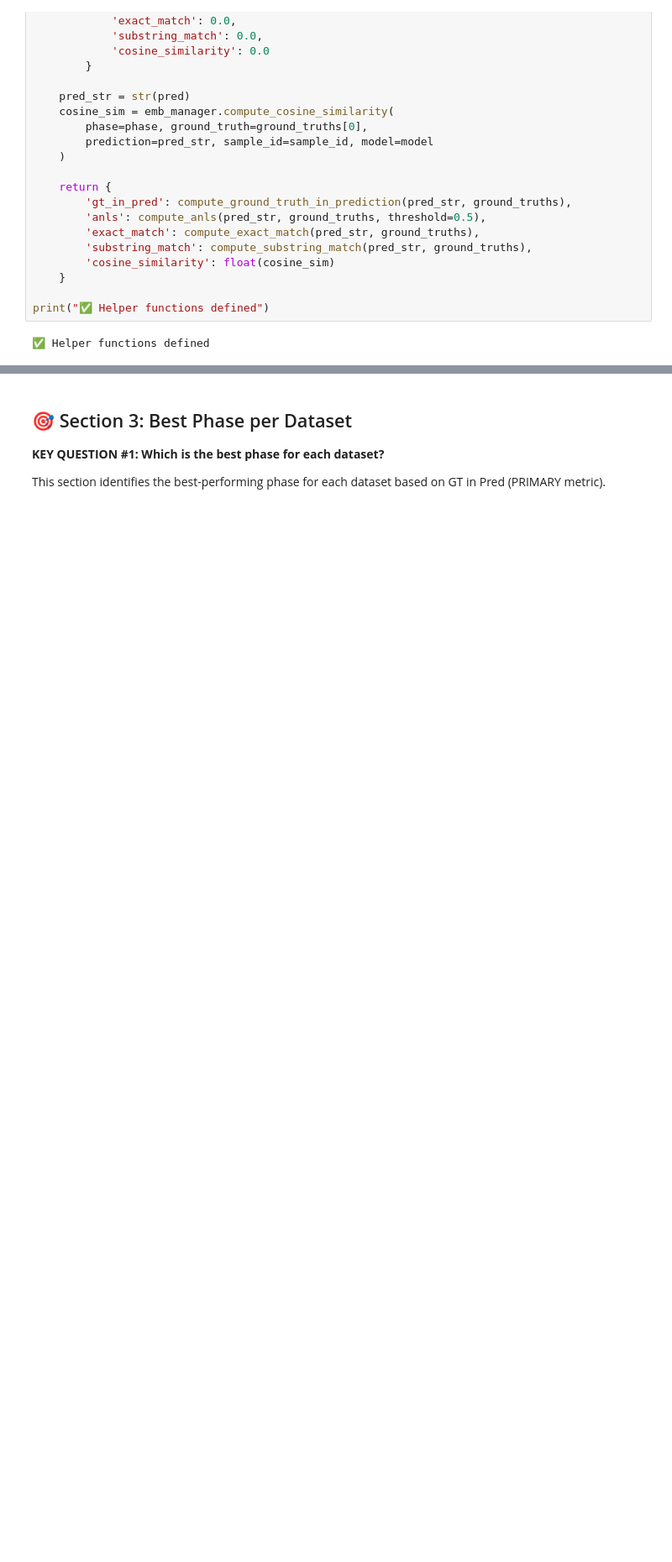
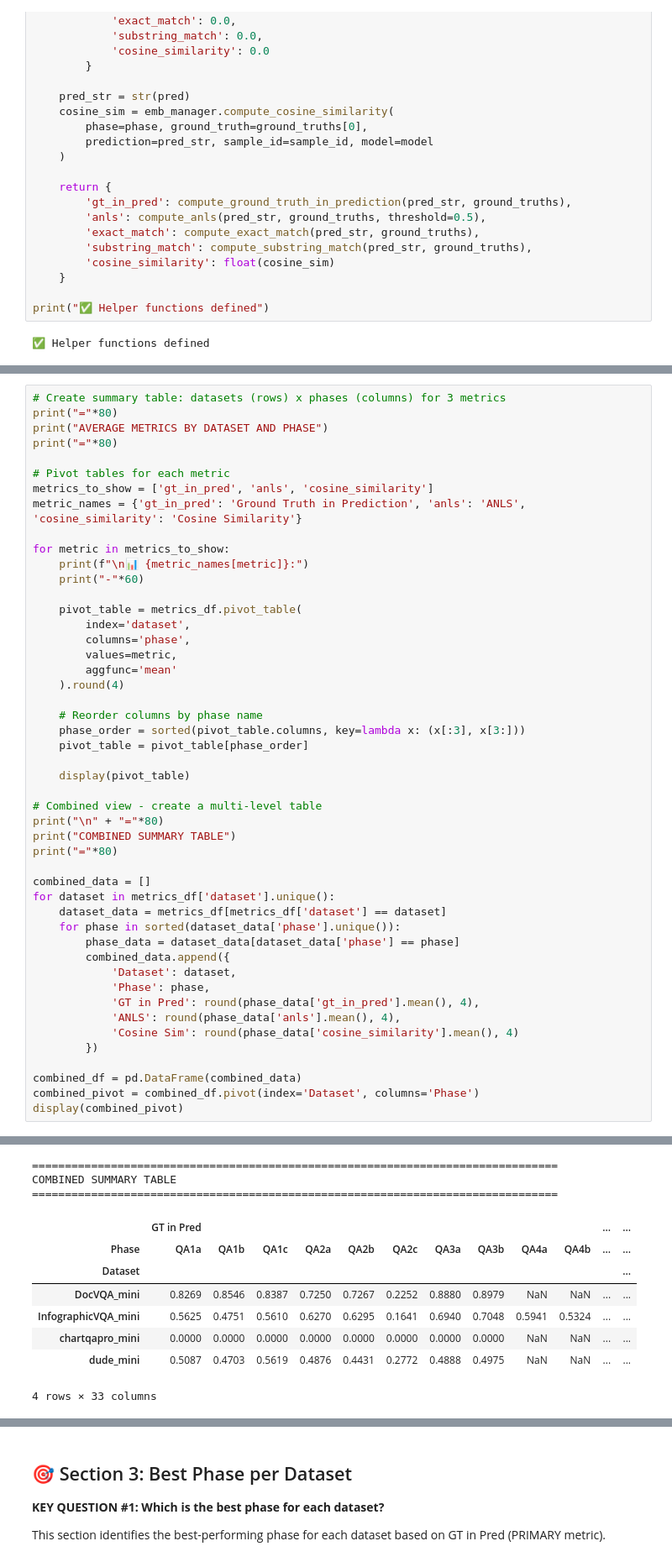
Before and after one commit to kenza-ily/disco, a Jupyter notebook: ocr_vs_vlm/results/4_notebooks/qa_analysis.ipynb, the cells around one changed output, grey strips where cells are left out. Shown at 84% size. Saved outputs shown, nothing was run; the diff lists cells and outputs as text; blank space fills up the shorter version.

```diff
--- a/ocr_vs_vlm/results/4_notebooks/qa_analysis.ipynb
+++ b/ocr_vs_vlm/results/4_notebooks/qa_analysis.ipynb
@@ -247,0 +442,49 @@ print(f"\n✅ Calculated metrics for {len(metrics_df)} combinations")
+# %%
+# Create summary table: datasets (rows) x phases (columns) for 3 metrics
+print("="*80)
+print("AVERAGE METRICS BY DATASET AND PHASE")
+print("="*80)
+
+# Pivot tables for each metric
+metrics_to_show = ['gt_in_pred', 'anls', 'cosine_similarity']
+metric_names = {'gt_in_pred': 'Ground Truth in Prediction', 'anls': 'ANLS', 'cosine_similarity': 'Cosine Similarity'}
+
+for metric in metrics_to_show:
+    print(f"\n📊 {metric_names[metric]}:")
+    print("-"*60)
+
+    pivot_table = metrics_df.pivot_table(
+        index='dataset',
+        columns='phase',
+        values=metric,
+        aggfunc='mean'
+    ).round(4)
+
+    # Reorder columns by phase name
+    phase_order = sorted(pivot_table.columns, key=lambda x: (x[:3], x[3:]))
+    pivot_table = pivot_table[phase_order]
+
+    display(pivot_table)
+
+# Combined view - create a multi-level table
+print("\n" + "="*80)
+print("COMBINED SUMMARY TABLE")
+print("="*80)
+
+combined_data = []
+for dataset in metrics_df['dataset'].unique():
+    dataset_data = metrics_df[metrics_df['dataset'] == dataset]
+    for phase in sorted(dataset_data['phase'].unique()):
+        phase_data = dataset_data[dataset_data['phase'] == phase]
+        combined_data.append({
+            'Dataset': dataset,
+            'Phase': phase,
+            'GT in Pred': round(phase_data['gt_in_pred'].mean(), 4),
+            'ANLS': round(phase_data['anls'].mean(), 4),
+            'Cosine Sim': round(phase_data['cosine_similarity'].mean(), 4)
+        })
+
+combined_df = pd.DataFrame(combined_data)
+combined_pivot = combined_df.pivot(index='Dataset', columns='Phase')
+display(combined_pivot)
+# %% [output]
@@ -247,0 +519,11 @@ print(f"\n✅ Calculated metrics for {len(metrics_df)} combinations")
+================================================================================
+COMBINED SUMMARY TABLE
+================================================================================
+|  | GT in Pred |  |  |  |  |  |  |  |  |  | ... | ... |
+| Phase | QA1a | QA1b | QA1c | QA2a | QA2b | QA2c | QA3a | QA3b | QA4a | QA4b | ... | ... |
+| Dataset |  |  |  |  |  |  |  |  |  |  |  | ... |
+| DocVQA_mini | 0.8269 | 0.8546 | 0.8387 | 0.7250 | 0.7267 | 0.2252 | 0.8880 | 0.8979 | NaN | NaN | ... | ... |
+| InfographicVQA_mini | 0.5625 | 0.4751 | 0.5610 | 0.6270 | 0.6295 | 0.1641 | 0.6940 | 0.7048 | 0.5941 | 0.5324 | ... | ... |
+| chartqapro_mini | 0.0000 | 0.0000 | 0.0000 | 0.0000 | 0.0000 | 0.0000 | 0.0000 | 0.0000 | NaN | NaN | ... | ... |
+| dude_mini | 0.5087 | 0.4703 | 0.5619 | 0.4876 | 0.4431 | 0.2772 | 0.4888 | 0.4975 | NaN | NaN | ... | ... |
+4 rows × 33 columns
```
Also changed, not shown: parts of 12 cells of this notebook, 8 other files.
